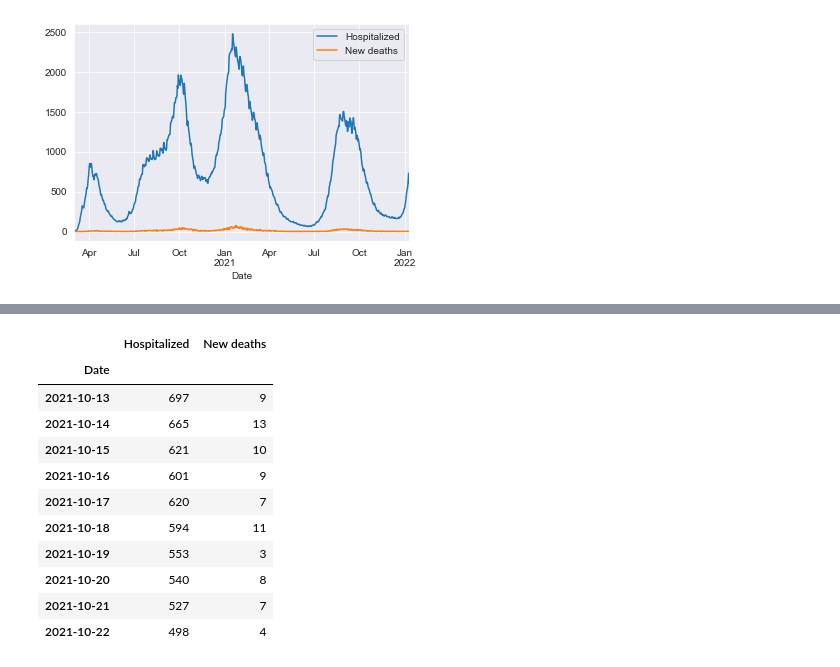
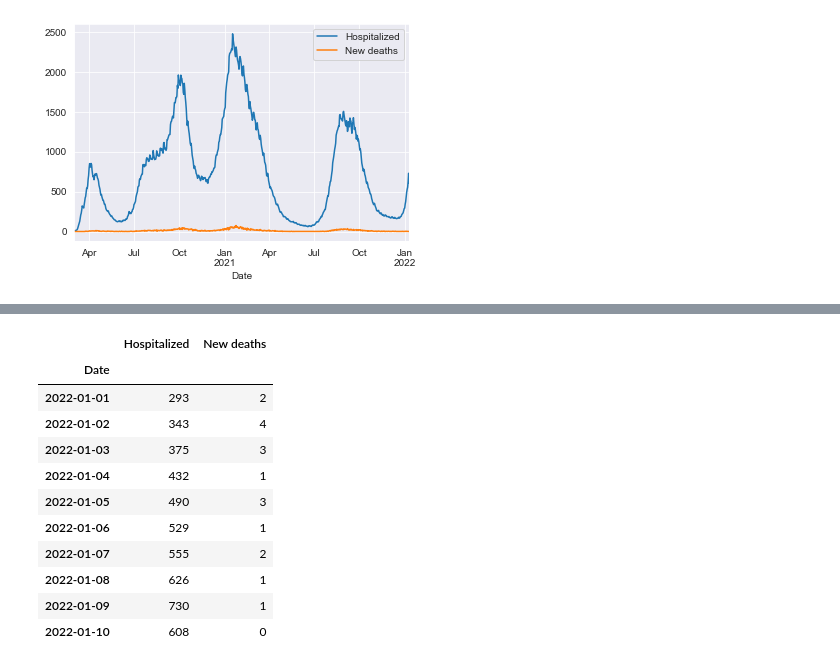
Before and after one commit to Drchikalama/Covid-Israel-Data-Visualization, a Jupyter notebook: Updating Israel Covid Visualization.ipynb, the cells around one changed output, grey strips where cells are left out. Cells and saved outputs as stored; diff of their text form; code cells hidden in the pictures.

```diff
--- a/Updating Israel Covid Visualization.ipynb
+++ b/Updating Israel Covid Visualization.ipynb
@@ -167,18 +167,18 @@ The estimated dead will number 8.79
 # %%
-data.loc[:,['Hospitalized','New deaths']].head(600).tail(10)
+data.loc[:,['Hospitalized','New deaths']].tail(10)
 # %% [output]
 |  | Hospitalized | New deaths |
 | Date |  |  |
-| 2021-10-13 | 697 | 9 |
-| 2021-10-14 | 665 | 13 |
-| 2021-10-15 | 621 | 10 |
-| 2021-10-16 | 601 | 9 |
-| 2021-10-17 | 620 | 7 |
-| 2021-10-18 | 594 | 11 |
-| 2021-10-19 | 553 | 3 |
-| 2021-10-20 | 540 | 8 |
-| 2021-10-21 | 527 | 7 |
-| 2021-10-22 | 498 | 4 |
+| 2022-01-01 | 293 | 2 |
+| 2022-01-02 | 343 | 4 |
+| 2022-01-03 | 375 | 3 |
+| 2022-01-04 | 432 | 1 |
+| 2022-01-05 | 490 | 3 |
+| 2022-01-06 | 529 | 1 |
+| 2022-01-07 | 555 | 2 |
+| 2022-01-08 | 626 | 1 |
+| 2022-01-09 | 730 | 1 |
+| 2022-01-10 | 608 | 0 |
 # %%
 def dead_by_hosp (num):
     dead = rf_model.predict([[num]])
```
Also changed, not shown: parts of 7 cells of this notebook.
